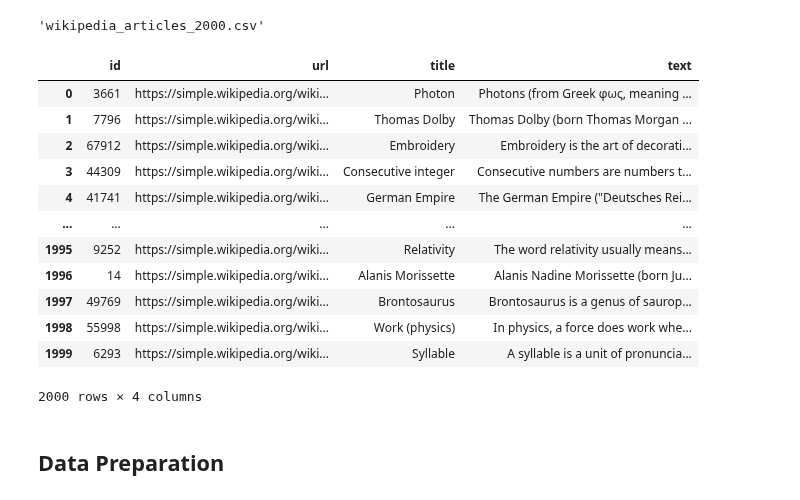
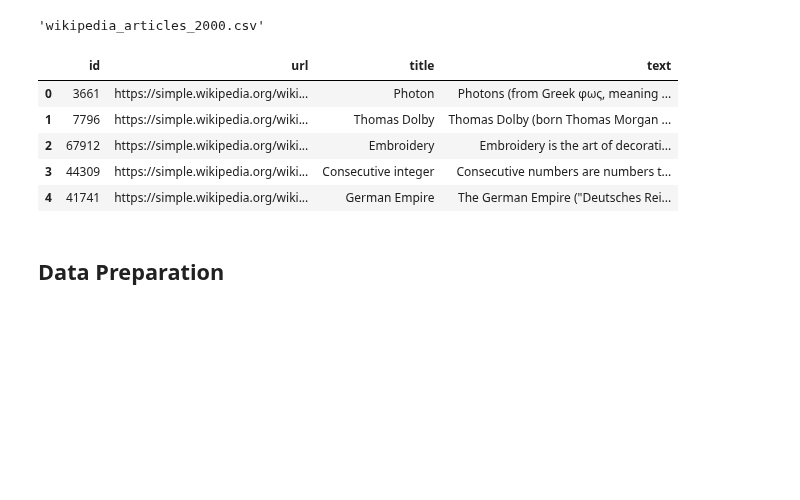
Before and after one commit to redis/redis-vl-python, a Jupyter notebook: docs/examples/openai_qna.ipynb, the cells around one changed output. Drawn from its saved outputs; the diff is of its cells as text; code cells hidden in the pictures; blank space fills up the shorter version.

```diff
--- a/docs/examples/openai_qna.ipynb
+++ b/docs/examples/openai_qna.ipynb
@@ -42,21 +42,14 @@ wget.download(embeddings_url)
 # %%
 df = pd.read_csv('wikipedia_articles_2000.csv')
 df = df.drop(columns=['Unnamed: 0'])
-df
+df.head()
 # %% [output]
 |  | id | url | title | text |
 | 0 | 3661 | https://simple.wikipedia.org/wiki... | Photon | Photons (from Greek φως, meaning ... |
 | 1 | 7796 | https://simple.wikipedia.org/wiki... | Thomas Dolby | Thomas Dolby (born Thomas Morgan ... |
 | 2 | 67912 | https://simple.wikipedia.org/wiki... | Embroidery | Embroidery is the art of decorati... |
 | 3 | 44309 | https://simple.wikipedia.org/wiki... | Consecutive integer | Consecutive numbers are numbers t... |
 | 4 | 41741 | https://simple.wikipedia.org/wiki... | German Empire | The German Empire ("Deutsches Rei... |
-| ... | ... | ... | ... | ... |
-| 1995 | 9252 | https://simple.wikipedia.org/wiki... | Relativity | The word relativity usually means... |
-| 1996 | 14 | https://simple.wikipedia.org/wiki... | Alanis Morissette | Alanis Nadine Morissette (born Ju... |
-| 1997 | 49769 | https://simple.wikipedia.org/wiki... | Brontosaurus | Brontosaurus is a genus of saurop... |
-| 1998 | 55998 | https://simple.wikipedia.org/wiki... | Work (physics) | In physics, a force does work whe... |
-| 1999 | 6293 | https://simple.wikipedia.org/wiki... | Syllable | A syllable is a unit of pronuncia... |
-2000 rows × 4 columns
 # %% [markdown]
 ## Data Preparation
 # %% [markdown]
```
Also changed, not shown: parts of 12 cells of this notebook, 3 other files.
